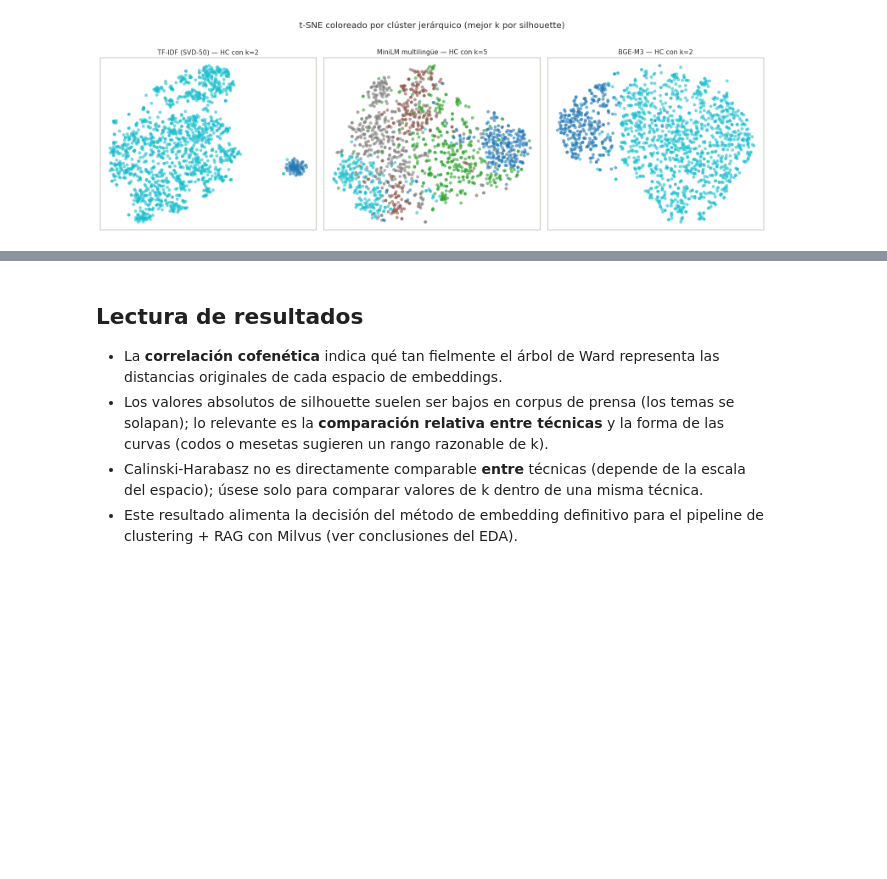
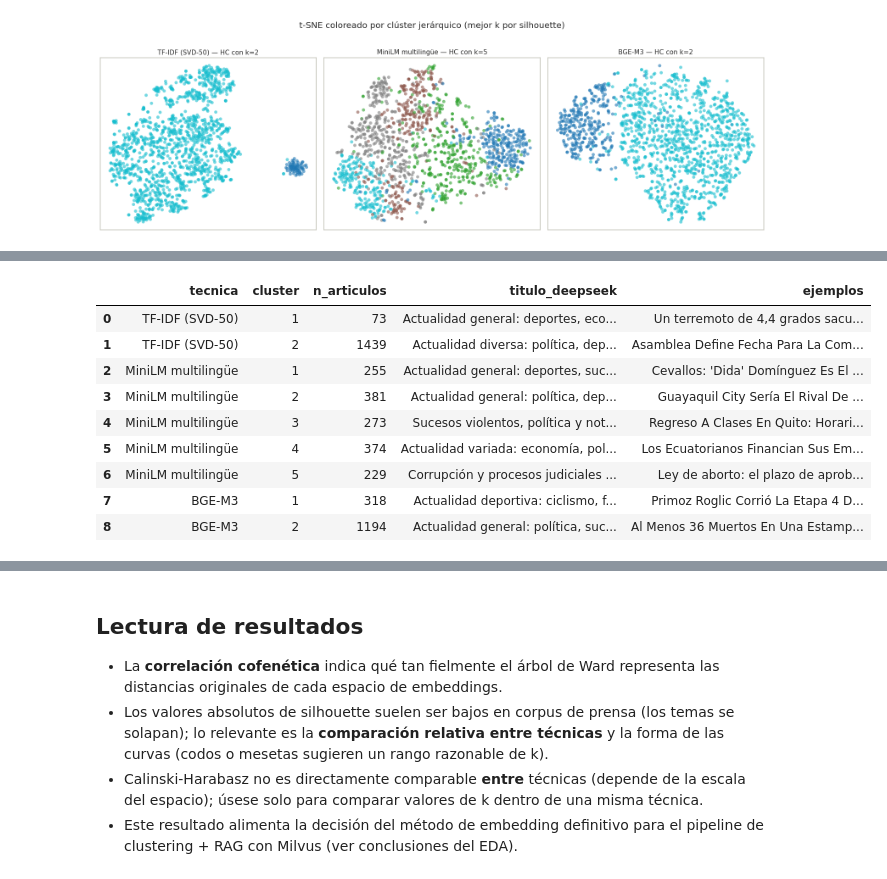
Before and after one commit to Pablouski7/clustering_n_rag_u_index, a Jupyter notebook: notebooks/hc_clustering.ipynb, the cells around one changed output, grey strips where cells are left out. Cells and saved outputs as stored; diff of their text form; code cells hidden in the pictures; blank space fills up the shorter version.

```diff
--- a/notebooks/hc_clustering.ipynb
+++ b/notebooks/hc_clustering.ipynb
@@ -274,0 +319,33 @@ plt.show()
+# %%
+from tqdm.auto import tqdm
+
+rng = np.random.default_rng(RANDOM_STATE)
+filas = []
+for nombre in embeddings:
+    k = int(mejores.loc[nombre, "k"])
+    etiquetas = etiquetas_por_k[(nombre, k)]
+    for c in tqdm(range(1, k + 1), desc=f"{nombre} (k={k})"):
+        indices = np.flatnonzero(etiquetas == c)
+        seleccion = rng.choice(indices, size=min(N_EJEMPLOS, len(indices)), replace=False)
+        filas.append({
+            "tecnica": nombre,
+            "cluster": c,
+            "n_articulos": len(indices),
+            "titulo_deepseek": titular_cluster(seleccion),
+            "ejemplos": " | ".join(muestra.loc[seleccion[:3], "titulo"].fillna("(sin título)")),
+        })
+
+titulos_clusters = pd.DataFrame(filas)
+with pd.option_context("display.max_colwidth", 120):
+    display(titulos_clusters)
+# %% [output]
+|  | tecnica | cluster | n_articulos | titulo_deepseek | ejemplos |
+| 0 | TF-IDF (SVD-50) | 1 | 73 | Actualidad general: deportes, eco... | Un terre­moto de 4,4 gra­dos sacu... |
+| 1 | TF-IDF (SVD-50) | 2 | 1439 | Actualidad diversa: política, dep... | Asamblea Define Fecha Para La Com... |
+| 2 | MiniLM multilingüe | 1 | 255 | Actualidad general: deportes, suc... | Cevallos: 'Dida' Domínguez Es El ... |
+| 3 | MiniLM multilingüe | 2 | 381 | Actualidad general: política, dep... | Guayaquil City Sería El Rival De ... |
+| 4 | MiniLM multilingüe | 3 | 273 | Sucesos violentos, política y not... | Regreso A Clases En Quito: Horari... |
+| 5 | MiniLM multilingüe | 4 | 374 | Actualidad variada: economía, pol... | Los Ecuatorianos Financian Sus Em... |
+| 6 | MiniLM multilingüe | 5 | 229 | Corrupción y procesos judiciales ... | Ley de aborto: el plazo de apro­b... |
+| 7 | BGE-M3 | 1 | 318 | Actualidad deportiva: ciclismo, f... | Primoz Roglic Corrió La Etapa 4 D... |
+| 8 | BGE-M3 | 2 | 1194 | Actualidad general: política, suc... | Al Menos 36 Muertos En Una Estamp... |
```
Also changed, not shown: parts of 3 cells of this notebook.
